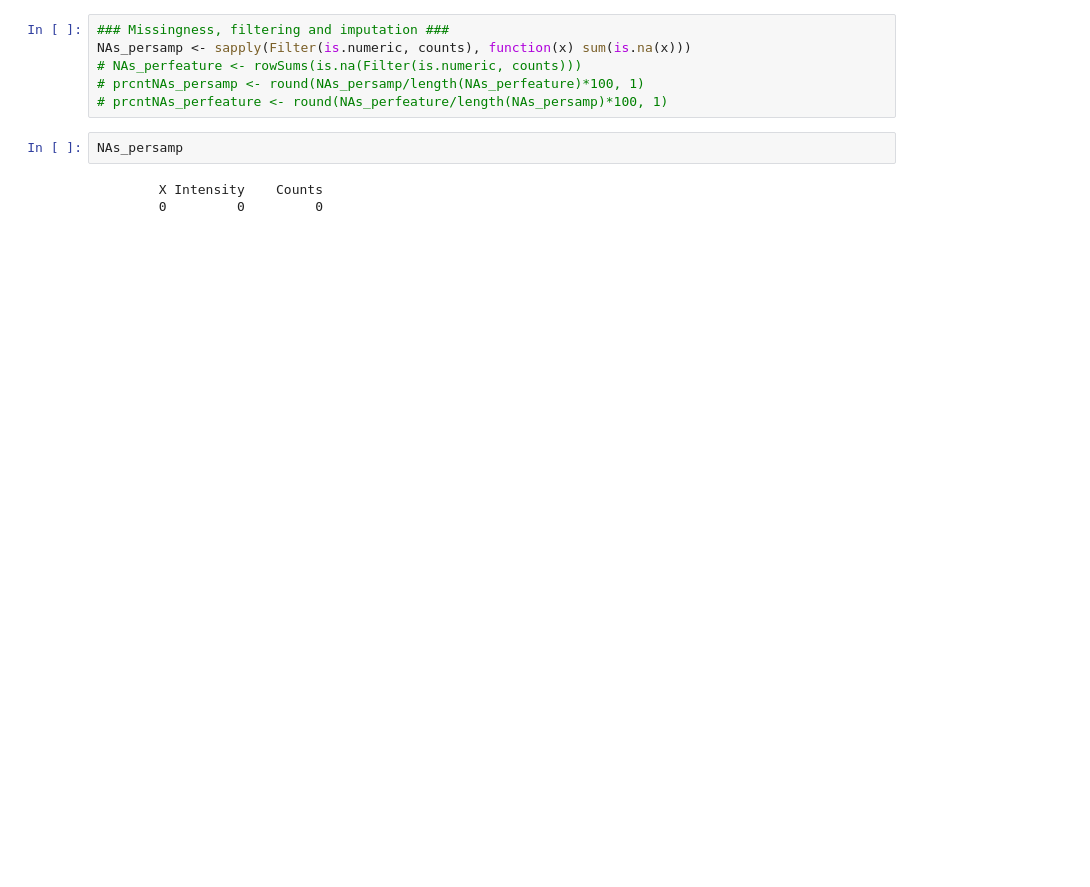
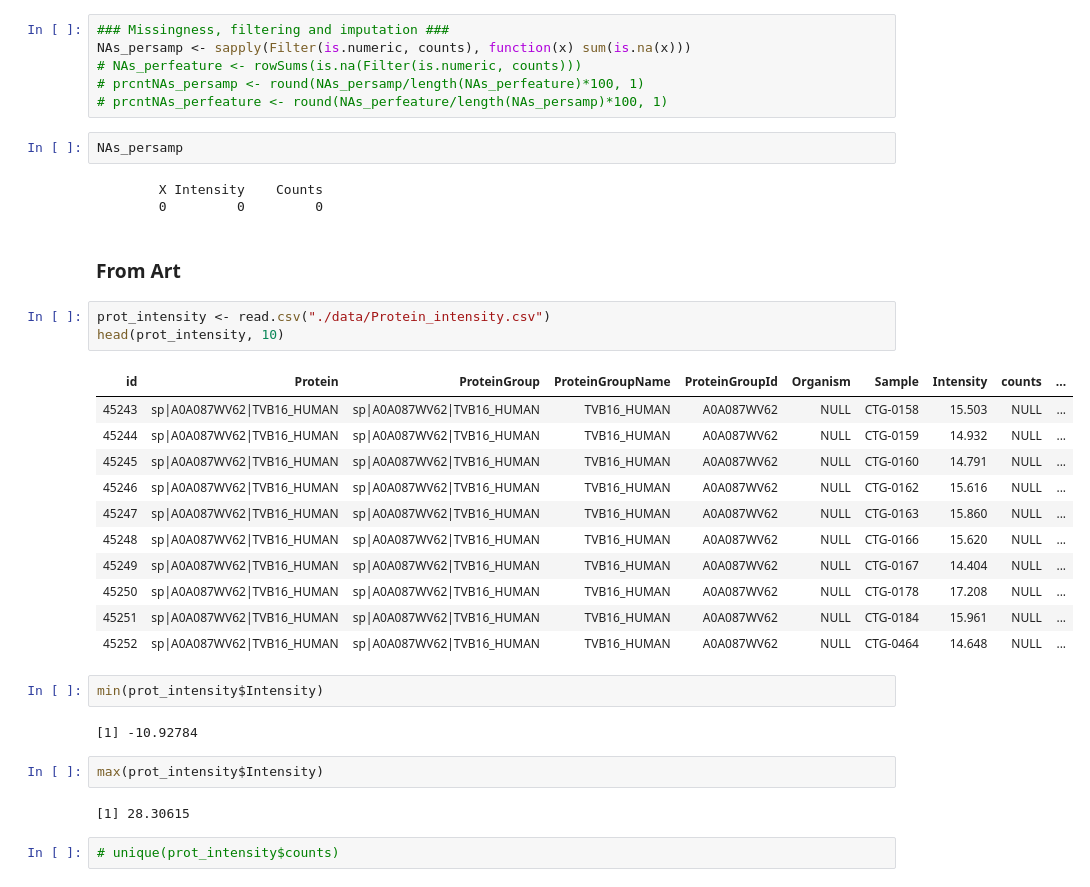
Before and after one commit to meg-bit/proteomics, a Jupyter notebook: test_caller.ipynb, the cells around one changed output. Drawn from its saved outputs; the diff is of its cells as text; blank space fills up the shorter version.

```diff
--- a/test_caller.ipynb
+++ b/test_caller.ipynb
@@ -77,3 +59,30 @@ NAs_persamp
 # %% [output]
         X Intensity    Counts
         0         0         0
+# %% [markdown]
+### From Art
+# %%
+prot_intensity <- read.csv("./data/Protein_intensity.csv")
+head(prot_intensity, 10)
+# %% [output]
+| id | Protein | ProteinGroup | ProteinGroupName | ProteinGroupId | Organism | Sample | Intensity | counts | ... |
+| 45243 | sp|A0A087WV62|TVB16_HUMAN | sp|A0A087WV62|TVB16_HUMAN | TVB16_HUMAN | A0A087WV62 | NULL | CTG-0158 | 15.503 | NULL | ... |
+| 45244 | sp|A0A087WV62|TVB16_HUMAN | sp|A0A087WV62|TVB16_HUMAN | TVB16_HUMAN | A0A087WV62 | NULL | CTG-0159 | 14.932 | NULL | ... |
+| 45245 | sp|A0A087WV62|TVB16_HUMAN | sp|A0A087WV62|TVB16_HUMAN | TVB16_HUMAN | A0A087WV62 | NULL | CTG-0160 | 14.791 | NULL | ... |
+| 45246 | sp|A0A087WV62|TVB16_HUMAN | sp|A0A087WV62|TVB16_HUMAN | TVB16_HUMAN | A0A087WV62 | NULL | CTG-0162 | 15.616 | NULL | ... |
+| 45247 | sp|A0A087WV62|TVB16_HUMAN | sp|A0A087WV62|TVB16_HUMAN | TVB16_HUMAN | A0A087WV62 | NULL | CTG-0163 | 15.860 | NULL | ... |
+| 45248 | sp|A0A087WV62|TVB16_HUMAN | sp|A0A087WV62|TVB16_HUMAN | TVB16_HUMAN | A0A087WV62 | NULL | CTG-0166 | 15.620 | NULL | ... |
+| 45249 | sp|A0A087WV62|TVB16_HUMAN | sp|A0A087WV62|TVB16_HUMAN | TVB16_HUMAN | A0A087WV62 | NULL | CTG-0167 | 14.404 | NULL | ... |
+| 45250 | sp|A0A087WV62|TVB16_HUMAN | sp|A0A087WV62|TVB16_HUMAN | TVB16_HUMAN | A0A087WV62 | NULL | CTG-0178 | 17.208 | NULL | ... |
+| 45251 | sp|A0A087WV62|TVB16_HUMAN | sp|A0A087WV62|TVB16_HUMAN | TVB16_HUMAN | A0A087WV62 | NULL | CTG-0184 | 15.961 | NULL | ... |
+| 45252 | sp|A0A087WV62|TVB16_HUMAN | sp|A0A087WV62|TVB16_HUMAN | TVB16_HUMAN | A0A087WV62 | NULL | CTG-0464 | 14.648 | NULL | ... |
+# %%
+min(prot_intensity$Intensity)
+# %% [output]
+[1] -10.92784
+# %%
+max(prot_intensity$Intensity)
+# %% [output]
+[1] 28.30615
+# %%
+# unique(prot_intensity$counts)
```
Also changed, not shown: parts of 3 cells of this notebook, 1 other file.
